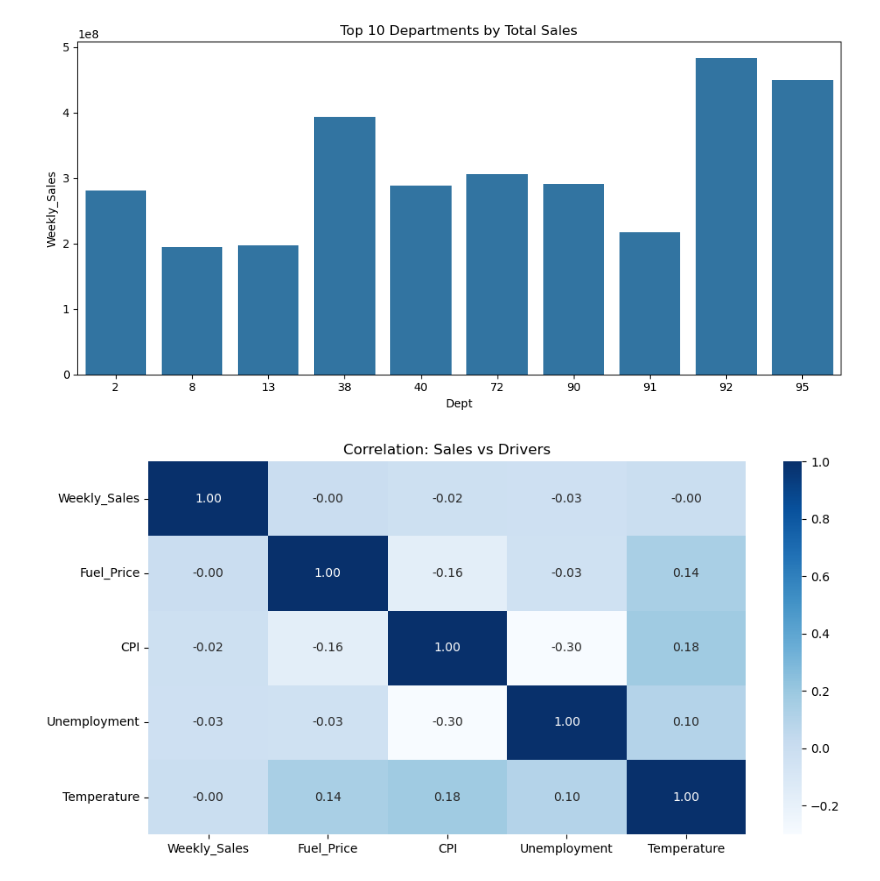
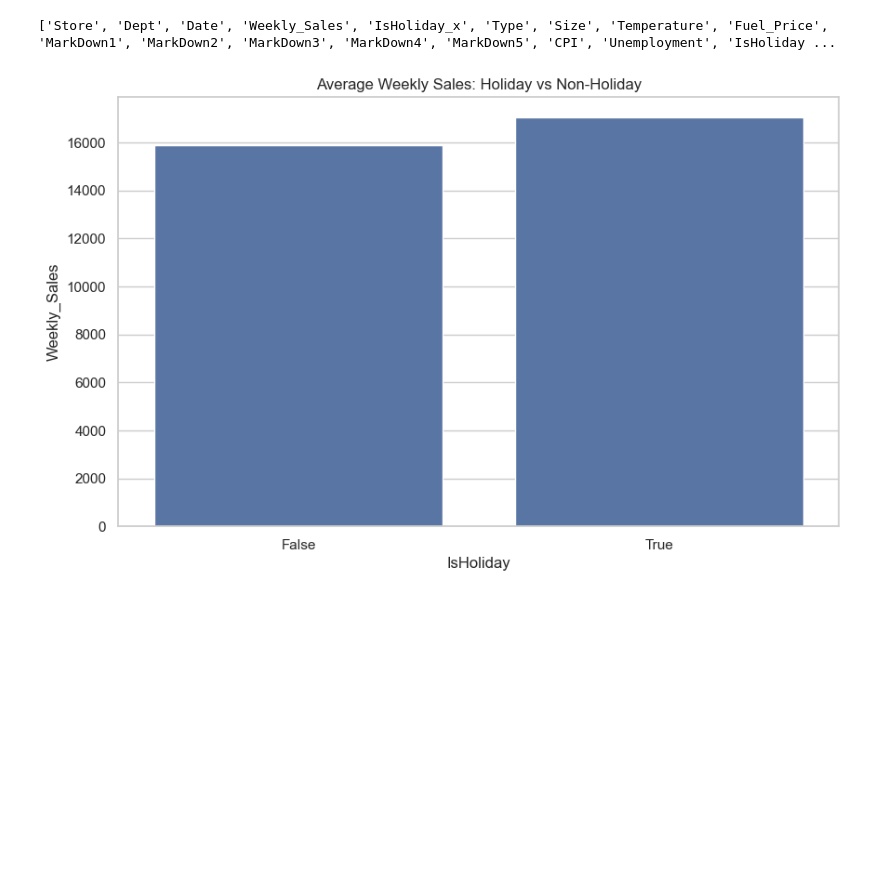
Before and after one commit to JayJ1504/retail_sales_analysis, a Jupyter notebook: notebooks/retail_sales_eda.ipynb, the cells around one changed output. Saved outputs shown, nothing was run; the diff lists cells and outputs as text; code cells hidden in the pictures; blank space fills up the shorter version.

```diff
--- a/notebooks/retail_sales_eda.ipynb
+++ b/notebooks/retail_sales_eda.ipynb
@@ -138,30 +99,13 @@ plt.show()
-# %%
-# Department performance: Top 10 Departments by Total Sales
-dept_sales = df.groupby('Dept', as_index=False)['Weekly_Sales'].sum().sort_values('Weekly_Sales', ascending=False).head(10)
-sns.barplot(data=dept_sales, x='Dept', y='Weekly_Sales')
-plt.title('Top 10 Departments by Total Sales')
-plt.tight_layout()
-plt.savefig('../assets/top_depts.png', dpi=150)
-plt.show()
-# %% [output]
-[figure, removed]
+# %%
+print(merged_df.columns.tolist())
+# %% [output]
+['Store', 'Dept', 'Date', 'Weekly_Sales', 'IsHoliday_x', 'Type', 'Size', 'Temperature', 'Fuel_Price', 'MarkDown1', 'MarkDown2', 'MarkDown3', 'MarkDown4', 'MarkDown5', 'CPI', 'Unemployment', 'IsHoliday ...
+# %%
+merged_df = merged_df.rename(columns={"IsHoliday_x": "IsHoliday"})
 # %%
-# Holiday vs Non-Holiday Sales.
-if 'IsHoliday' in df.columns:
-    holiday_compare = df.groupby('IsHoliday', as_index=False)['Weekly_Sales'].mean()
-    sns.barplot(data=holiday_compare, x='IsHoliday', y='Weekly_Sales')
-    plt.title('Average Weekly Sales: Holiday vs Non-Holiday')
-    plt.tight_layout()
-    plt.savefig('../assets/holiday_effect.png', dpi=150)
-    plt.show()
+holiday_sales = merged_df.groupby('IsHoliday')['Weekly_Sales'].mean().reset_index()
+sns.barplot(data=holiday_sales, x='IsHoliday', y='Weekly_Sales')
+plt.title("Average Weekly Sales: Holiday vs Non-Holiday")
+plt.show()
+# %% [output]
+[figure, added]
-# %%
-# Correlation with Macro Drivers.
-candidate_cols = [c for c in ['Weekly_Sales','Fuel_Price','CPI','Unemployment','Temperature'] if c in df.columns]
-corr = df[candidate_cols].corr()
-sns.heatmap(corr, annot=True, fmt='.2f', cmap='Blues')
-plt.title('Correlation: Sales vs Drivers')
-plt.tight_layout()
-plt.savefig('../assets/corr_drivers.png', dpi=150)
-plt.show()
-# %% [output]
-[figure, removed]
```
Also changed, not shown: parts of 14 cells of this notebook, 1 other file.
